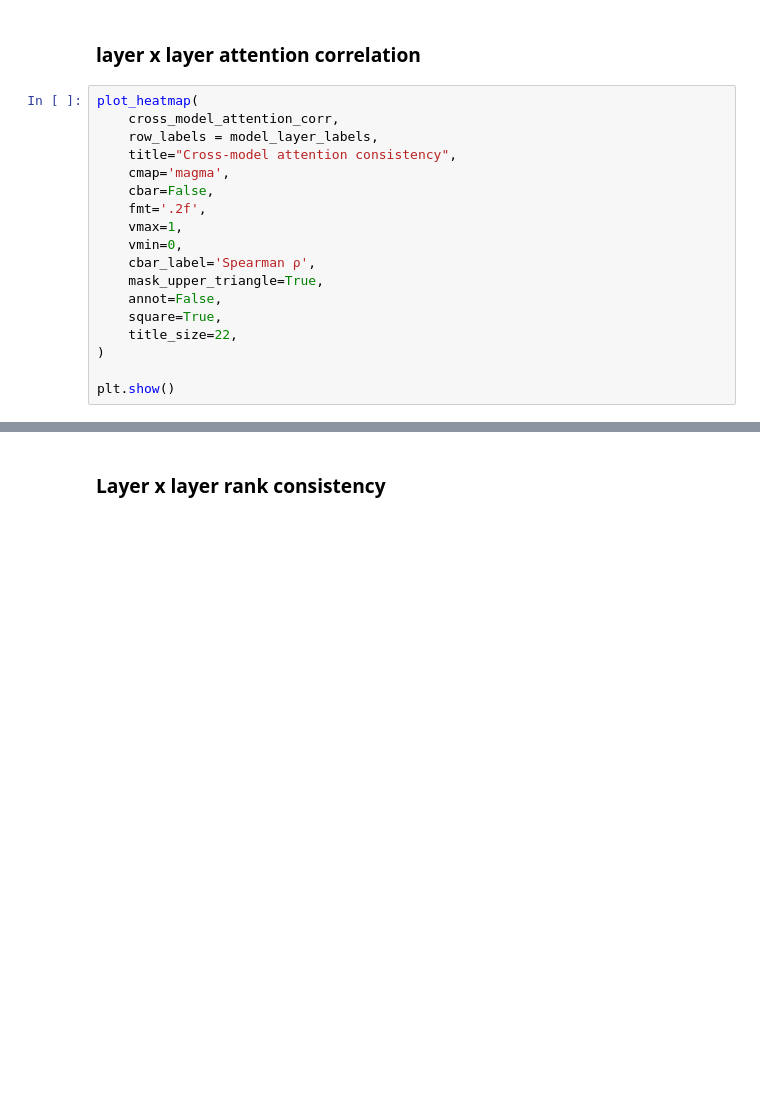
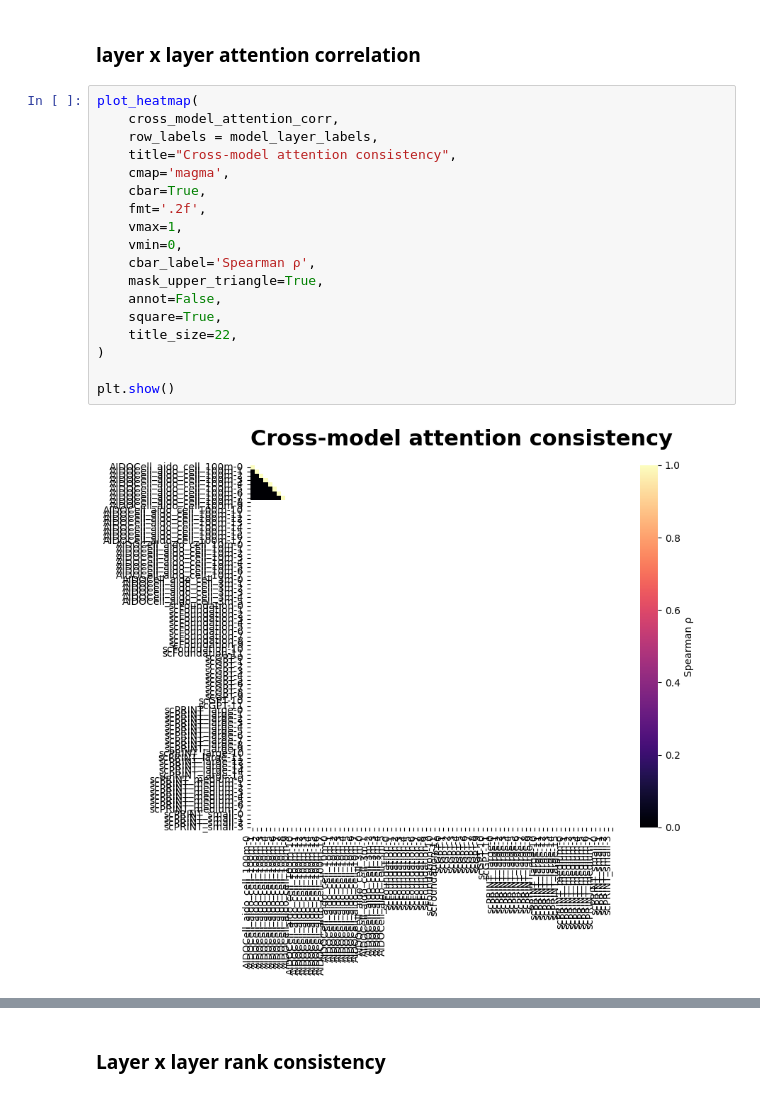
Before and after one commit to napistu/napistu-scrapyard, a Jupyter notebook: applications/foundation_models/compare_embeddings.ipynb, the cells around one changed output, grey strips where cells are left out. Saved outputs shown, nothing was run; the diff lists cells and outputs as text; blank space fills up the shorter version.

```diff
--- a/applications/foundation_models/compare_embeddings.ipynb
+++ b/applications/foundation_models/compare_embeddings.ipynb
@@ -294,21 +342,23 @@ cross_model_attention_corr, _ = compute_correlation_matrix(wide_consistent_atten
 # %%
 plot_heatmap(
     cross_model_attention_corr,
     row_labels = model_layer_labels,
     title="Cross-model attention consistency",
     cmap='magma',
-    cbar=False,
+    cbar=True,
     fmt='.2f',
     vmax=1,
     vmin=0,
     cbar_label='Spearman ρ',
     mask_upper_triangle=True,
     annot=False,
     square=True,
     title_size=22,
 )
 
 plt.show()
+# %% [output]
+[figure, added]
 # %%
 model_layer_labels_df = pd.DataFrame(
     wide_consistent_attentions.columns.tolist(),
```
Also changed, not shown: parts of 15 cells of this notebook.
